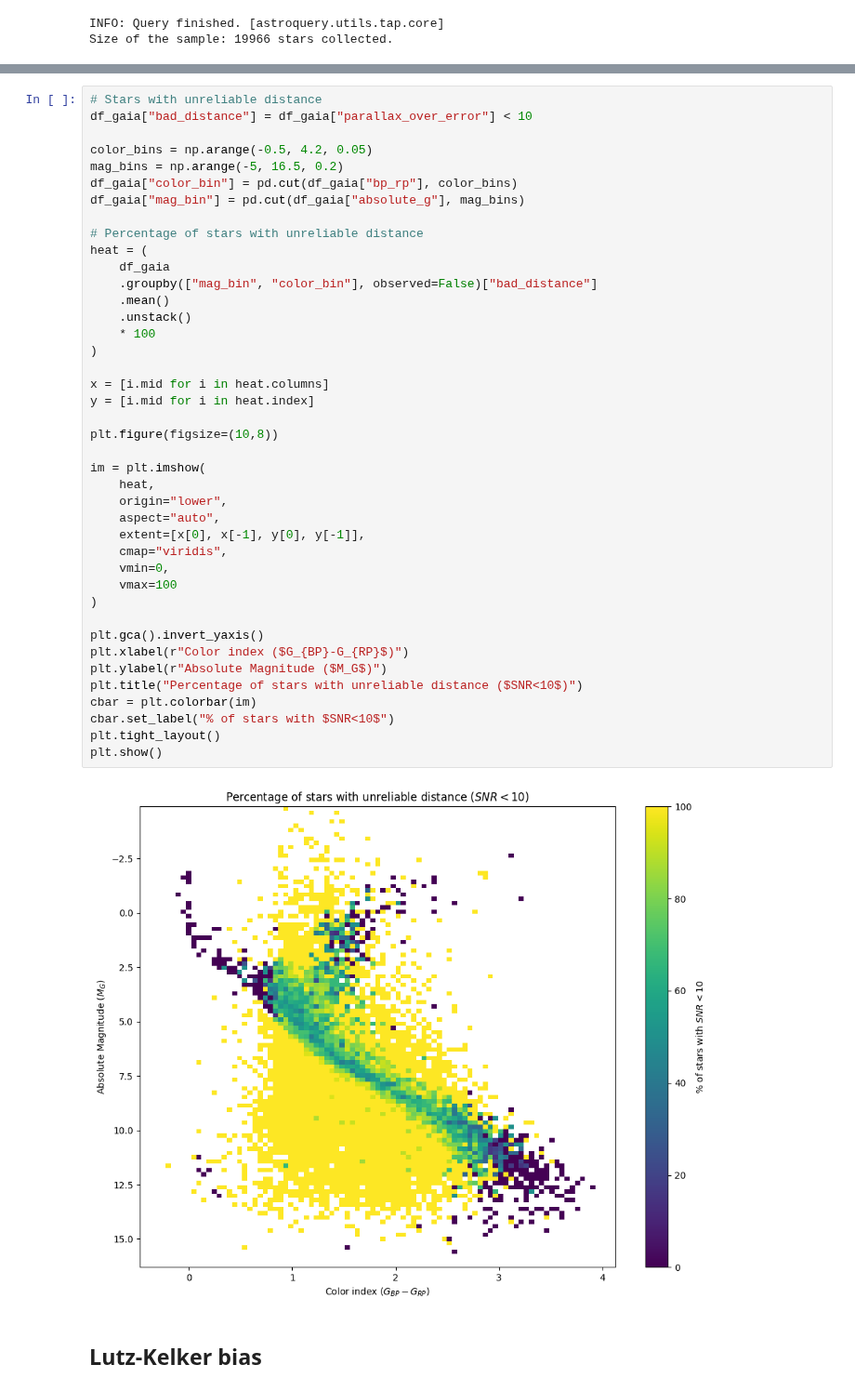
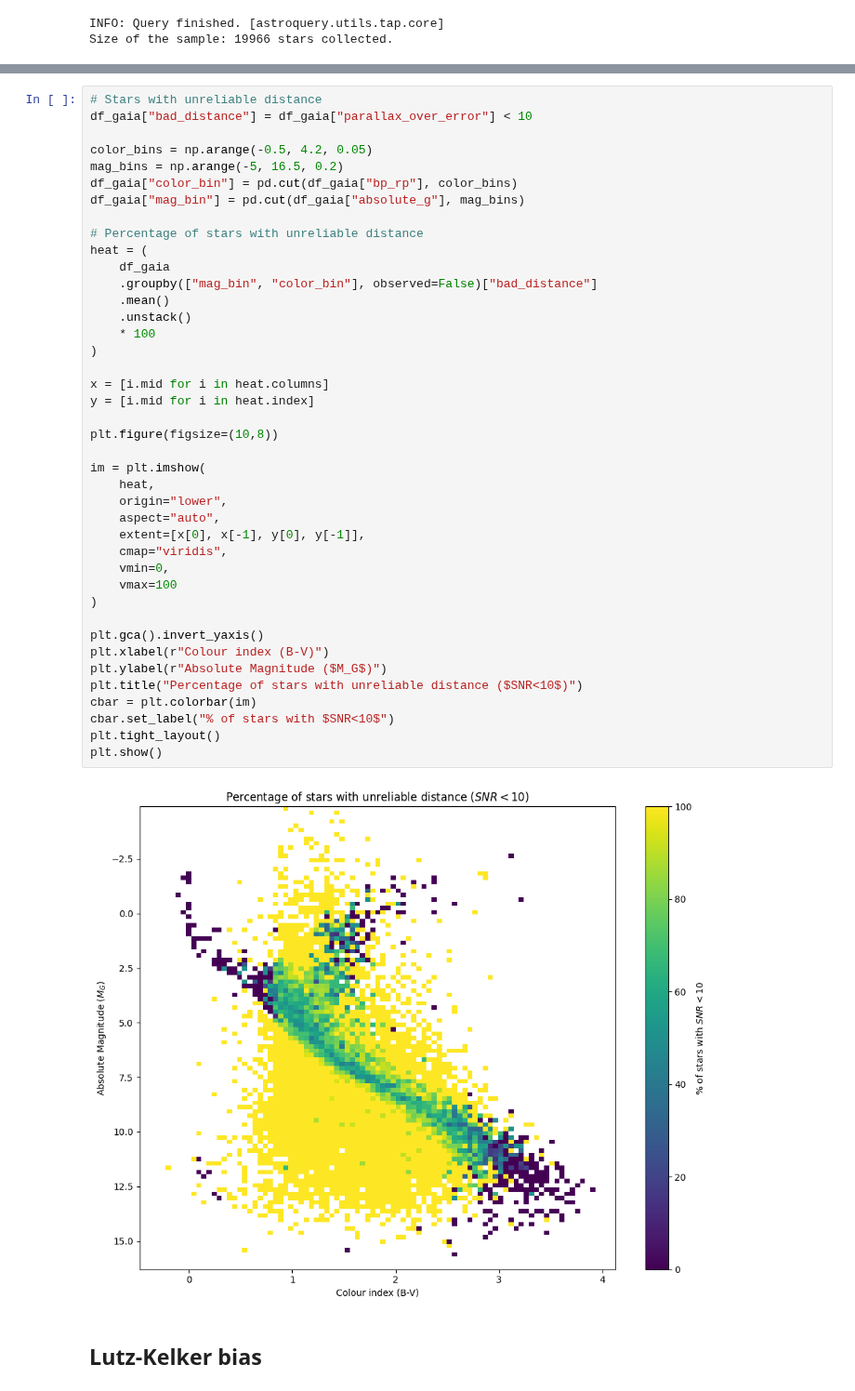
Before and after one commit to Paul0112/gaia-hr-diagram-bias, a Jupyter notebook: Notebooks/gaia_hr_diagram_bias.ipynb, the cells around one changed output, grey strips where cells are left out. Shown at 93% size. Drawn from its saved outputs; the diff is of its cells as text.

Commit message:
Add some figures and discussions

```diff
--- a/Notebooks/gaia_hr_diagram_bias.ipynb
+++ b/Notebooks/gaia_hr_diagram_bias.ipynb
@@ -192,35 +190,35 @@ heat = (
     df_gaia
     .groupby(["mag_bin", "color_bin"], observed=False)["bad_distance"]
     .mean()
     .unstack()
     * 100
 )
 
 x = [i.mid for i in heat.columns]
 y = [i.mid for i in heat.index]
 
 plt.figure(figsize=(10,8))
 
 im = plt.imshow(
     heat,
     origin="lower",
     aspect="auto",
     extent=[x[0], x[-1], y[0], y[-1]],
     cmap="viridis",
     vmin=0,
     vmax=100
 )
 
 plt.gca().invert_yaxis()
-plt.xlabel(r"Color index ($G_{BP}-G_{RP}$)")
+plt.xlabel(r"Colour index (B-V)")
 plt.ylabel(r"Absolute Magnitude ($M_G$)")
 plt.title("Percentage of stars with unreliable distance ($SNR<10$)")
 cbar = plt.colorbar(im)
 cbar.set_label("% of stars with $SNR<10$")
 plt.tight_layout()
 plt.show()
 # %% [output]
-[figure, old version]
+[figure, new version]
 # %% [markdown]
 ## Lutz-Kelker bias
 # %% [markdown]
```
Also changed, not shown: parts of 18 cells of this notebook.
